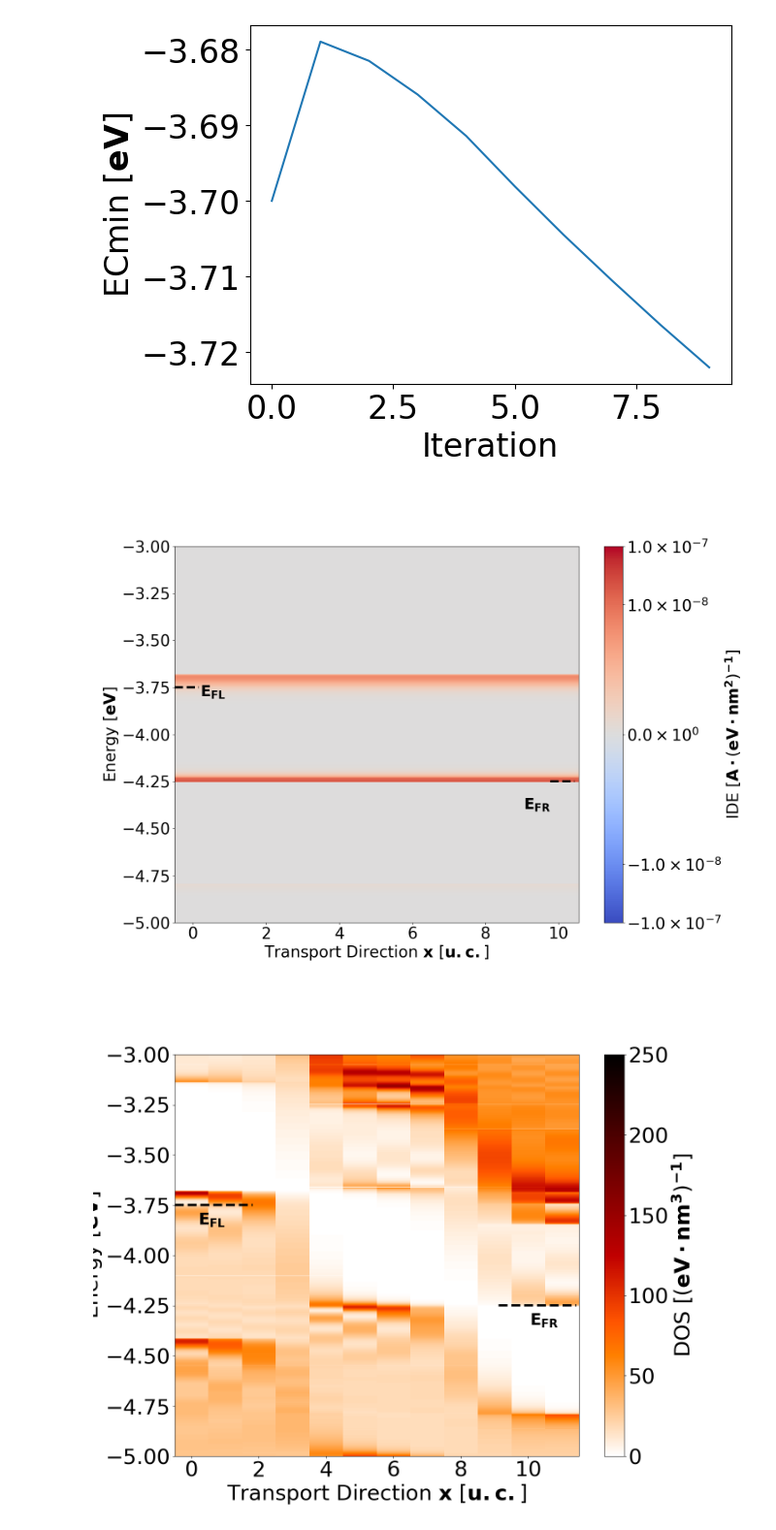
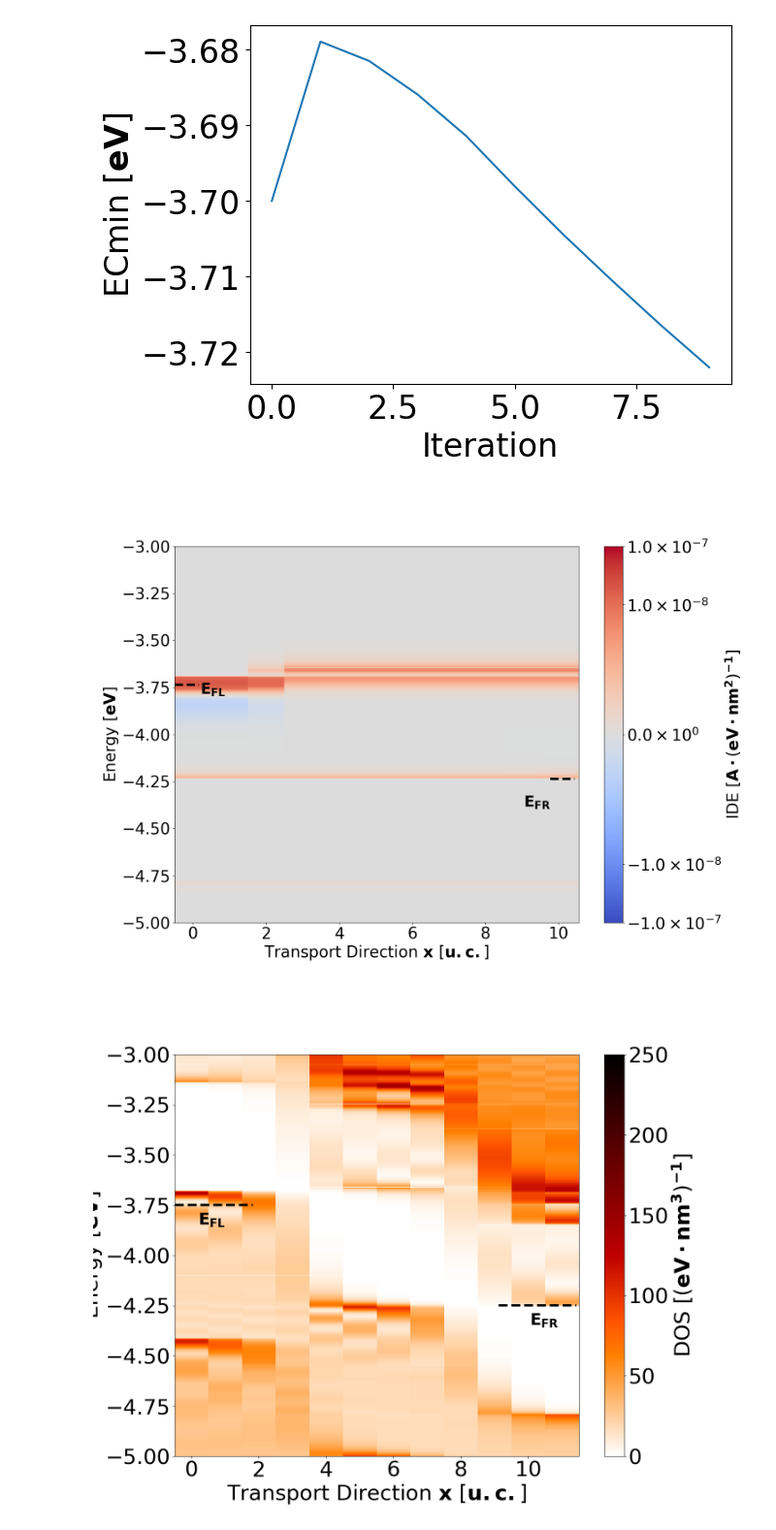
Before and after one commit to Nano-TCAD/QuaTrEx, a Jupyter notebook: quatrex/results/80TFET72/analysis.ipynb, the cells around one changed output. Shown at 97% size. Drawn from its saved outputs; the diff is of its cells as text; code cells hidden in the pictures.

```diff
--- a/quatrex/results/80TFET72/analysis.ipynb
+++ b/quatrex/results/80TFET72/analysis.ipynb
@@ -396,9 +397,9 @@ plt.show()
 # %% [output]
 [figure]
 # %%
-plot_idE_gold(0)
+plot_idE_gold(49)
 # %% [output]
-[figure, old version]
+[figure, new version]
 # %%
 plot_gold(0)
 # %% [output]
```
Also changed, not shown: parts of 4 cells of this notebook, 3 other files.
